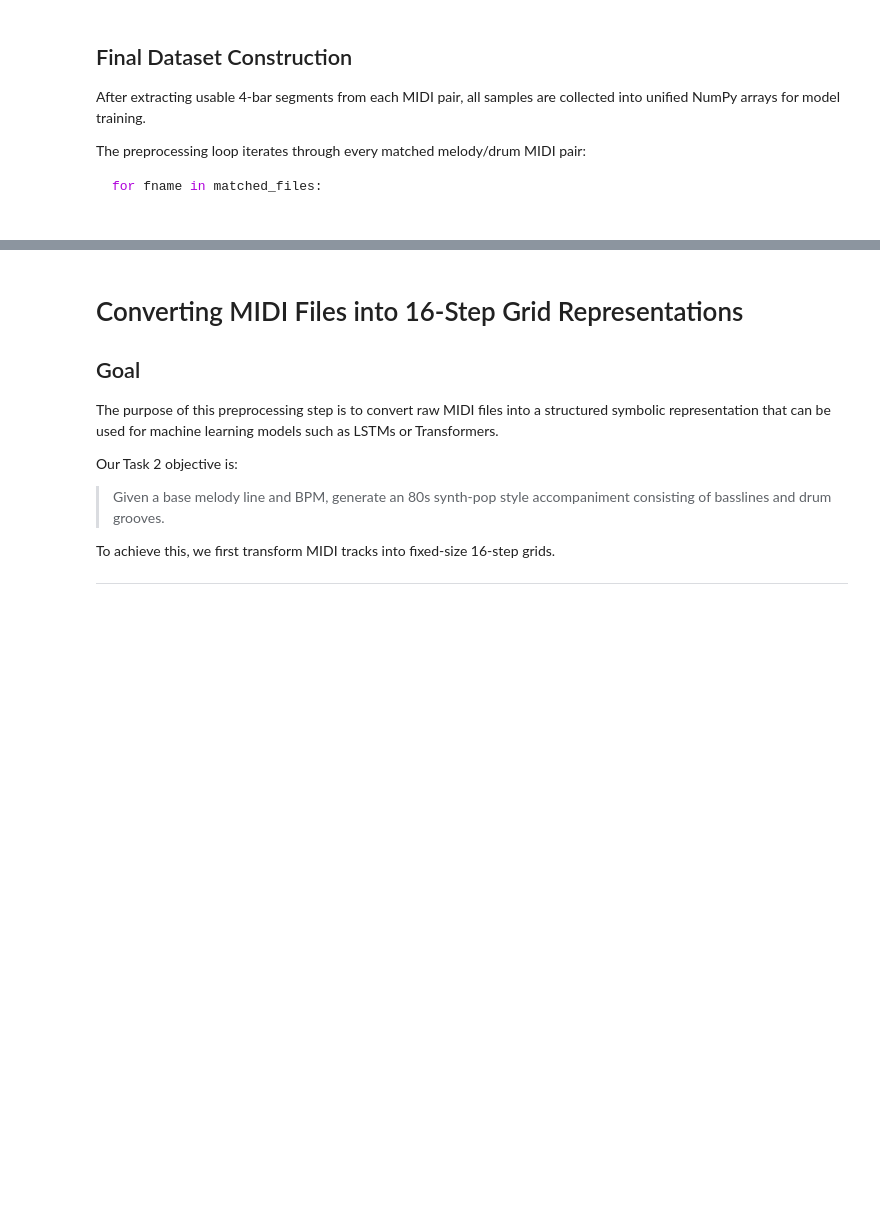
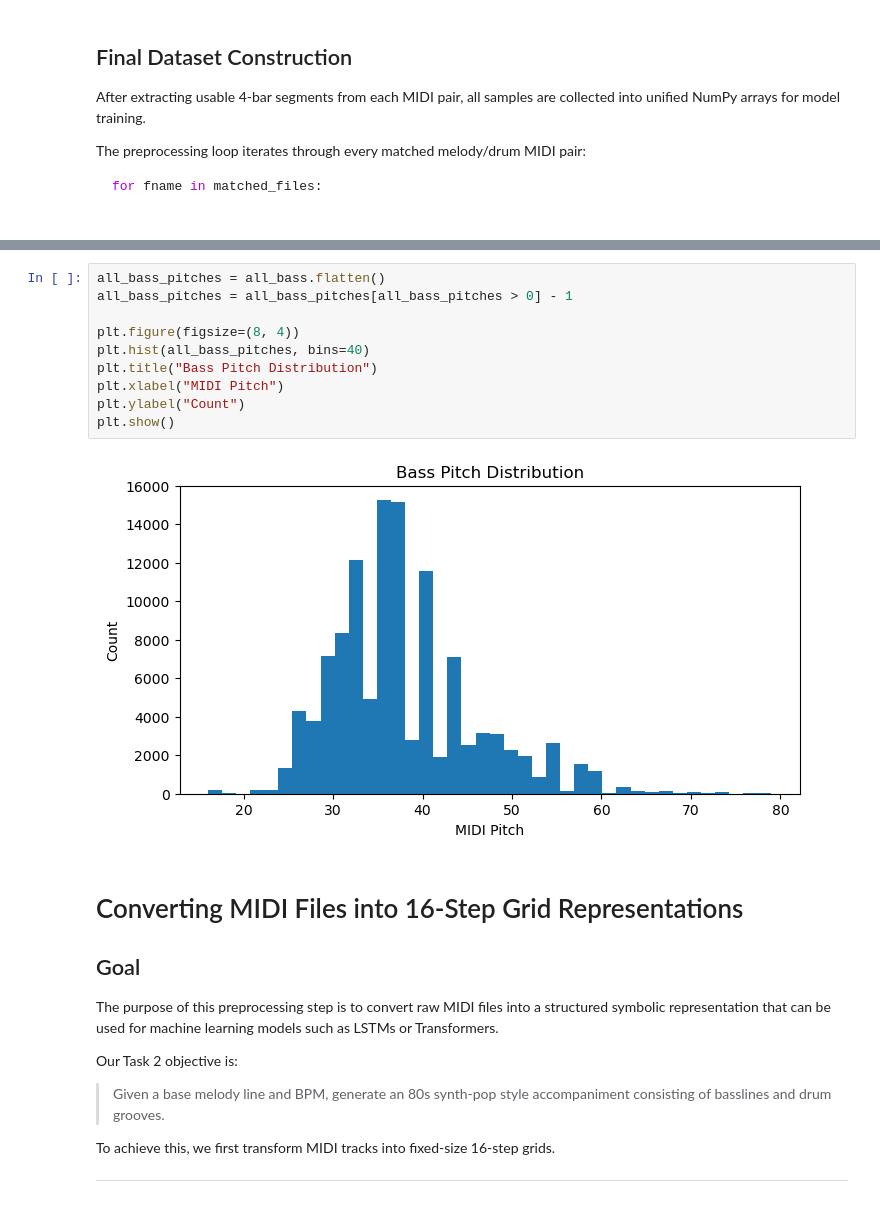
Before and after one commit to choi8616/synth_music_generator, a Jupyter notebook: task2/task2.ipynb, the cells around one changed output, grey strips where cells are left out. Drawn from its saved outputs; the diff is of its cells as text; blank space fills up the shorter version.

```diff
--- a/task2/task2.ipynb
+++ b/task2/task2.ipynb
@@ -302,3 +379,15 @@ plt.show()
+# %%
+all_bass_pitches = all_bass.flatten()
+all_bass_pitches = all_bass_pitches[all_bass_pitches > 0] - 1
+
+plt.figure(figsize=(8, 4))
+plt.hist(all_bass_pitches, bins=40)
+plt.title("Bass Pitch Distribution")
+plt.xlabel("MIDI Pitch")
+plt.ylabel("Count")
+plt.show()
+# %% [output]
+[figure, added]
 # %% [markdown]
 # Converting MIDI Files into 16-Step Grid Representations
 
```
Also changed, not shown: parts of 46 cells of this notebook, 5 other files.
